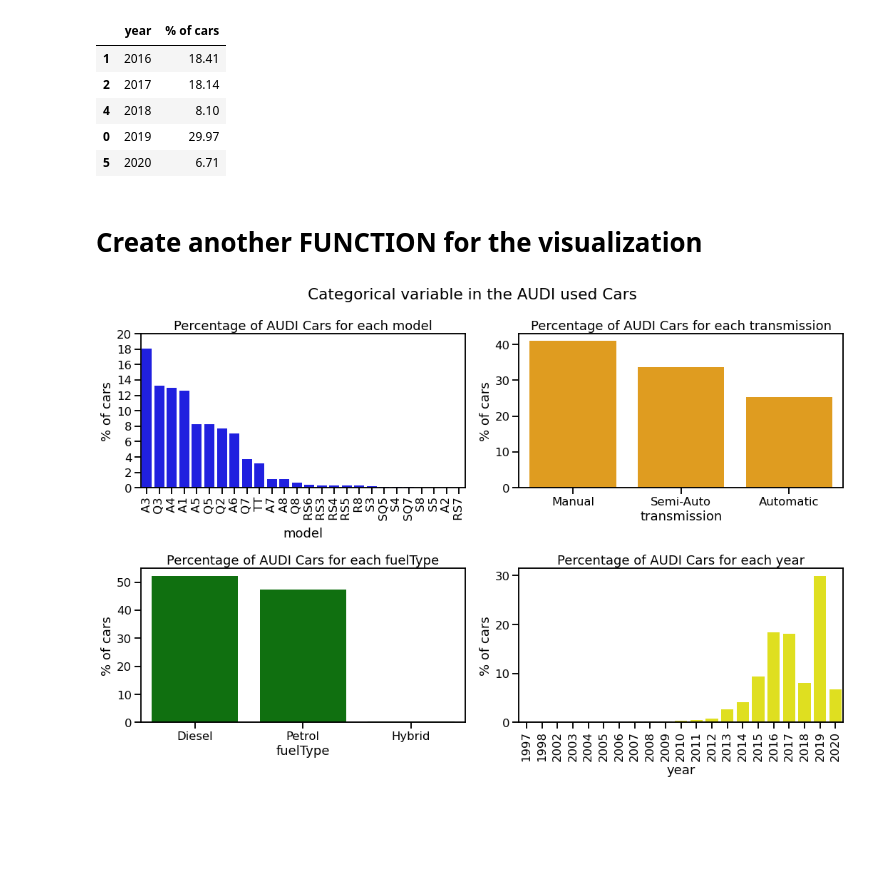
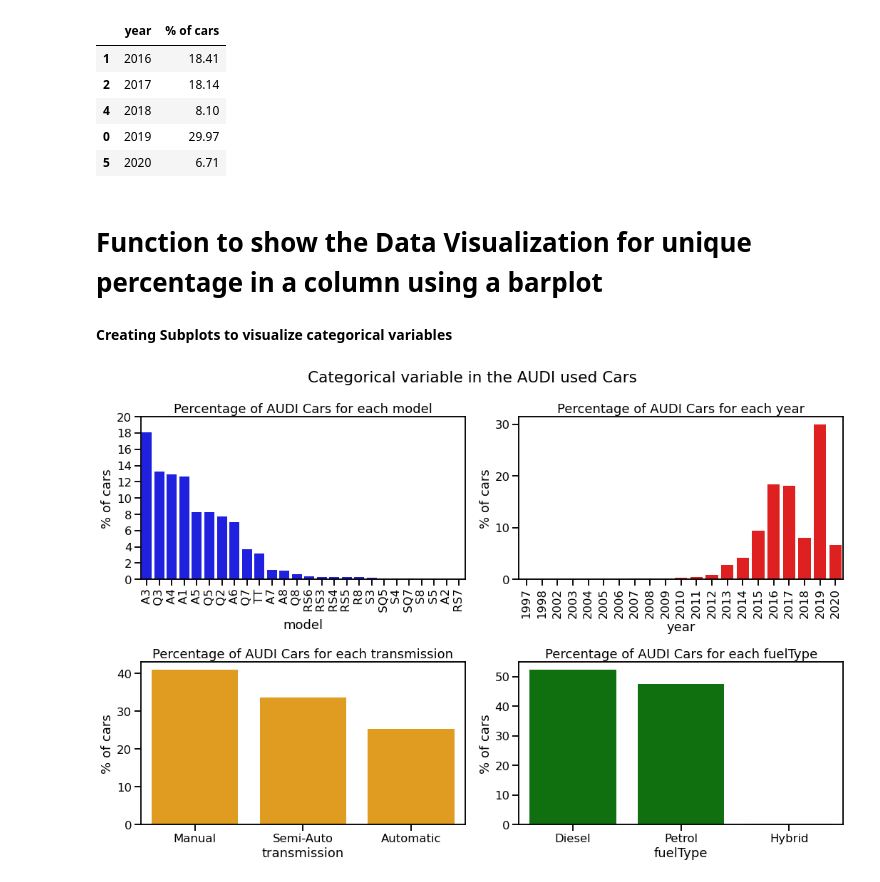
Before and after one commit to MdTawhidIslam/Audi_used_car_analysis, a Jupyter notebook: Audi_used_car_EDA.ipynb, the cells around one changed output. Cells and saved outputs as stored; diff of their text form; code cells hidden in the pictures; blank space fills up the shorter version.

```diff
--- a/Audi_used_car_EDA.ipynb
+++ b/Audi_used_car_EDA.ipynb
@@ -373,7 +256,7 @@ display(year_count.tail(5))
 | 0 | 2019 | 29.97 |
 | 5 | 2020 | 6.71 |
 # %% [markdown]
-# Create another FUNCTION for the visualization
+# Function to show the Data Visualization for unique percentage in a column using a barplot
 # %%
 def barplot(data, x_col, y_col, color, rotation):
     sns.barplot(x=x_col, y=y_col, data=data, color=color)
@@ -381,39 +264,40 @@ def barplot(data, x_col, y_col, color, rotation):
 
     #plt.yticks(np.arange(0,21,2))
     plt.xticks(rotation=rotation)
+# %% [markdown]
+**Creating Subplots to visualize categorical variables**
 # %%
 sns.set_context("talk")
 
 plt.figure(figsize=(15,10))
 plt.subplot(2,2,1)
 barplot(model_count, 'model', '% of cars', 'blue', 90)
 plt.yticks(np.arange(0,21,2))
 
+plt.subplot(2,2,2)
+barplot(year_count, 'year', '% of cars', 'red', 90)
 
 
-plt.subplot(2,2,2)
+
+plt.subplot(2,2,3)
 barplot(transmission_count, 'transmission', '% of cars', 'orange', 0)
 
 
 
 
-plt.subplot(2,2,3)
+plt.subplot(2,2,4)
 barplot(fuelType_count, 'fuelType', '% of cars', 'green', 0)
-
-
-plt.subplot(2,2,4)
-barplot(year_count, 'year', '% of cars', 'yellow', 90)
 
 
 
 plt.suptitle("Categorical variable in the AUDI used Cars")
 
 
 plt.tight_layout()
 #plt.savefig("barplot.png")
 
 plt.savefig("barplot2.jpg")
 
 plt.show()
 # %% [output]
-[figure, old version]
+[figure, new version]
```
Also changed, not shown: parts of 53 cells of this notebook.
